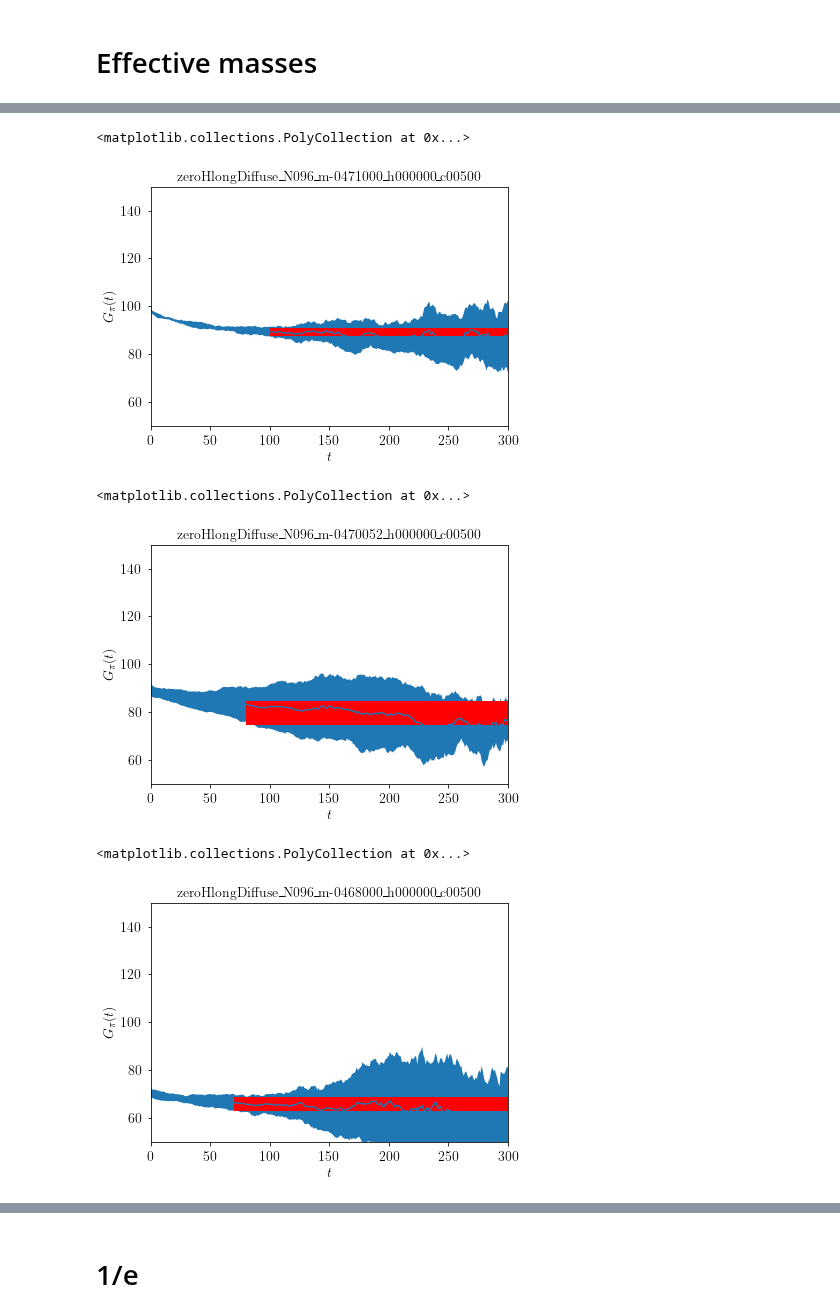
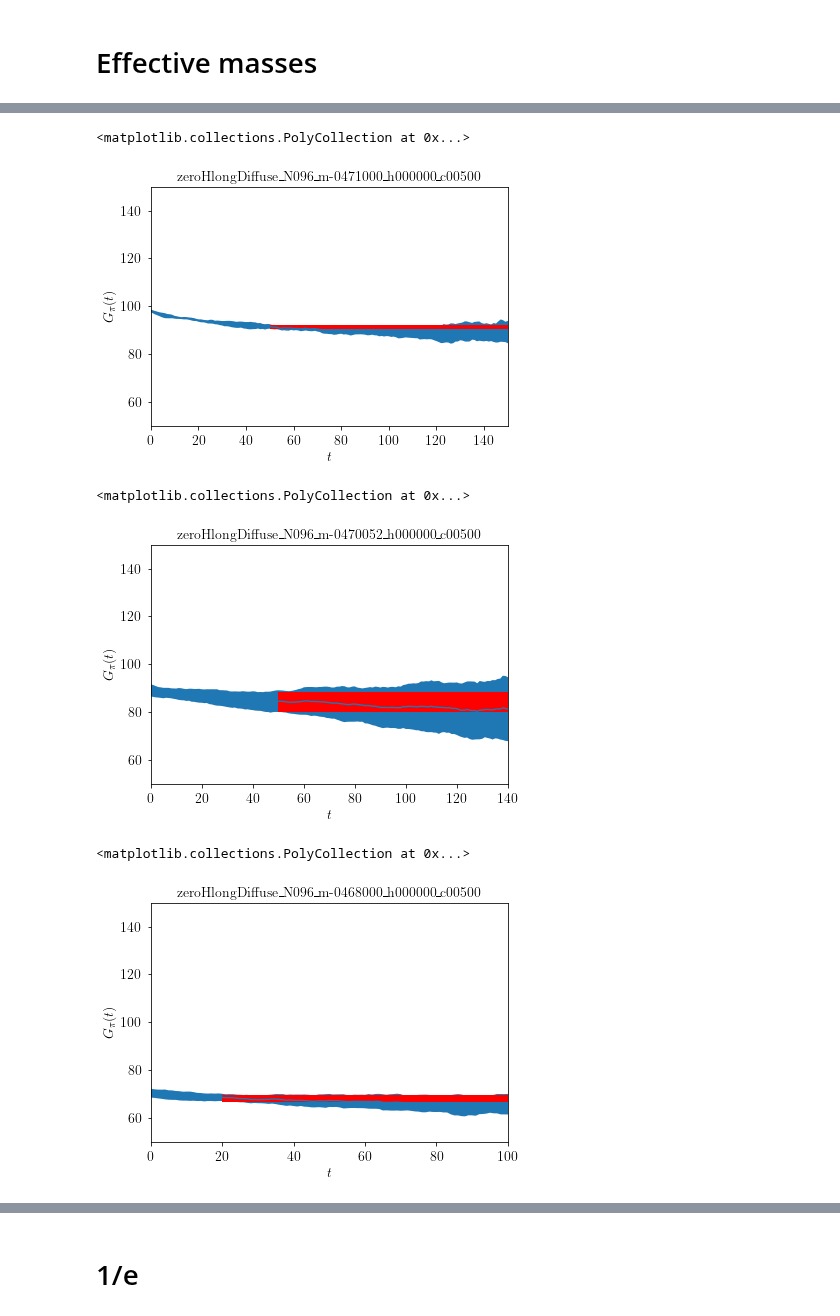
Before and after one commit to jannisgebbo/langevinA, a Jupyter notebook: jupyter_notebooks/restored_phase_H0_analysis/decay_time.ipynb, the cells around one changed output, grey strips where cells are left out. Cells and saved outputs as stored; diff of their text form; code cells hidden in the pictures.

```diff
--- a/jupyter_notebooks/restored_phase_H0_analysis/decay_time.ipynb
+++ b/jupyter_notebooks/restored_phase_H0_analysis/decay_time.ipynb
@@ -26,7 +26,7 @@ import h5py
 
 #This is the path to were you saved the processed correlators.
 processedDataDir = "/home/superpions/processed_data/unbroken_H0/"
-#processedDataDir = "../../python/"
+processedDataDir = "../../python/"
 
 
 
@@ -68,12 +69,13 @@ The autoreload extension is already loaded. To reload it, use:
 
 
 
-volumes = [96]
+volumes = [96,48,64]
 
 
 masses = dict()
-masses[volumes[0]] = [-4.78000,-4.76000,-4.73366,-4.72800, -4.72000,-4.71000,-4.70052, -4.68000]
-#masses[volumes[1]] = [-4.76000]
+masses[volumes[0]] = [-4.78000,-4.76000,-4.73366,-4.72800, -4.72000,-4.71000,-4.70052, -4.68000, -4.63000]
+masses[volumes[1]] = [-4.72000]
+masses[volumes[2]] = [-4.72000]
 
 mc = -4.81100
 
@@ -283,6 +285,6 @@ plt.fill_between(xs, ys - errs,ys + errs, linewidth=0, zorder=1, color='r')
 # %%
-plateau = 100
-endPlateau = 300
+plateau = 50
+endPlateau = 150
 
 index = 5
 
@@ -309,10 +311,10 @@ errs = np.asarray([effMassesErr[v][index], effMassesErr[v][index]])
 plt.fill_between(xs, ys - errs,ys + errs, linewidth=0, zorder=1, color='r')
 # %% [output]
 <matplotlib.collections.PolyCollection at 0x...>
-[figure, old version]
+[figure, new version]
 # %%
-plateau = 80
-endPlateau = 300
+plateau = 50
+endPlateau = 140
 
 index = 6
 
@@ -339,35 +341,35 @@ errs = np.asarray([effMassesErr[v][index], effMassesErr[v][index]])
 plt.fill_between(xs, ys - errs,ys + errs, linewidth=0, zorder=1, color='r')
 # %% [output]
 <matplotlib.collections.PolyCollection at 0x...>
-[figure, old version]
+[figure, new version]
 # %%
-plateau = 70
-endPlateau = 300
+plateau = 20
+endPlateau = 100
 
 index = 7
 
 v = volumes[0]
 m = masses[v][index]
 
 
 effMasses[v][index], effMassesErr[v][index] = getEffMasses(data[v][m], key, plateau, endPlateau)
 
 plt.figure(index)
 plotter.plot(data[v][m],"OtOttpRatio", key)
 #plt.yscale('log')
 plt.title(dataFn[v][m], fontsize=14)
 xlabel(plt.gca(), "$t$")
 ylabel(plt.gca(), "$G_\pi(t)$")
 plt.xlim([0,endPlateau])
 plt.ylim([50,150])
 
 
 xs = [plateau,endPlateau]
 ys = np.asarray([effMasses[v][index], effMasses[v][index]])
 errs = np.asarray([effMassesErr[v][index], effMassesErr[v][index]])
 
 plt.fill_between(xs, ys - errs,ys + errs, linewidth=0, zorder=1, color='r')
 # %% [output]
 <matplotlib.collections.PolyCollection at 0x...>
-[figure, old version]
+[figure, new version]
 # %%
```
Also changed, not shown: parts of 15 cells of this notebook, 1 other file.
